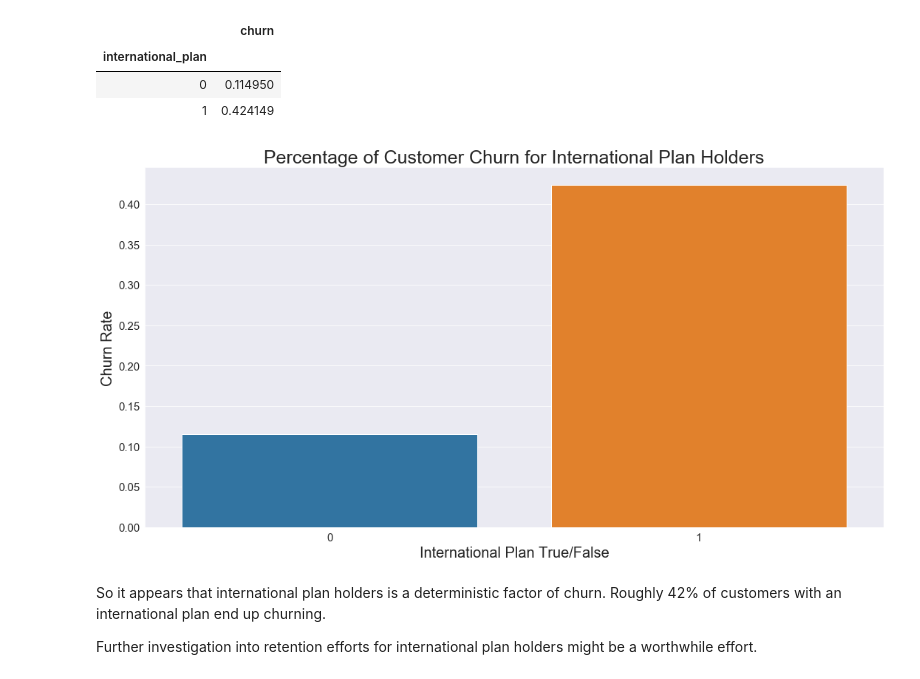
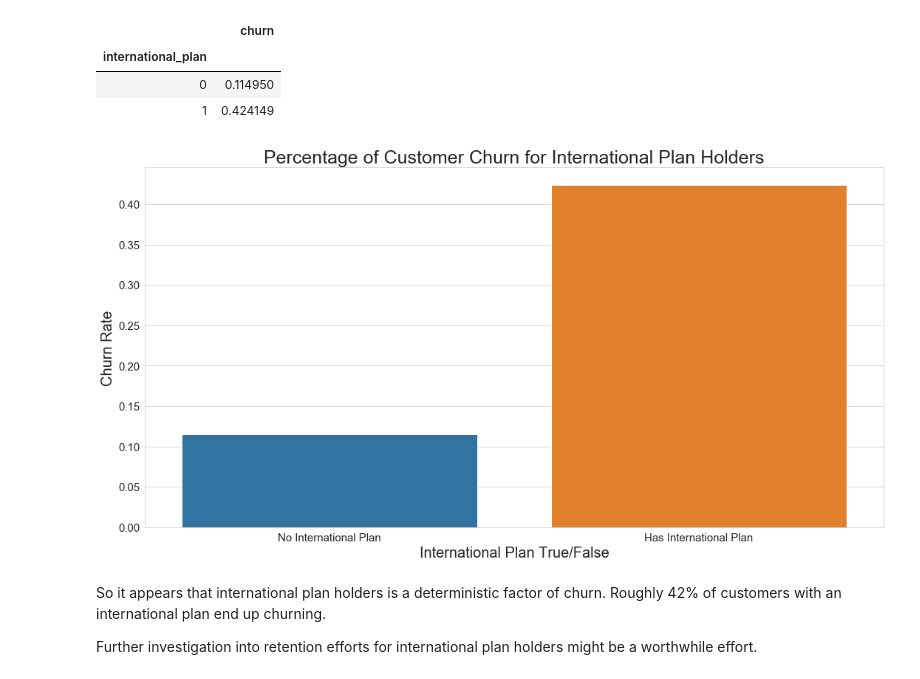
Before and after one commit to chum46/customer_churn_prediction, a Jupyter notebook: notebooks/report/final_notebook.ipynb, the cells around one changed output. Saved outputs shown, nothing was run; the diff lists cells and outputs as text; code cells hidden in the pictures.

Commit message:
white background plots

```diff
--- a/notebooks/report/final_notebook.ipynb
+++ b/notebooks/report/final_notebook.ipynb
@@ -77,12 +77,12 @@ import numpy as np
 import matplotlib.pyplot as plt
 import seaborn as sns
 # import geopandas as gp
-sns.set_style('darkgrid')
+sns.set_style('whitegrid')
 %matplotlib inline
 
 from sklearn.model_selection import train_test_split, cross_val_score, GridSearchCV, KFold
 from sklearn.linear_model import LogisticRegression
-from sklearn.metrics import accuracy_score, recall_score, confusion_matrix, classification_report, roc_curve, auc
+from sklearn.metrics import accuracy_score, recall_score, confusion_matrix, classification_report, roc_curve, auc, make_scorer, precision_score
 from sklearn.tree import DecisionTreeClassifier
 from sklearn import tree
 from sklearn.ensemble import BaggingClassifier, RandomForestClassifier, AdaBoostClassifier, GradientBoostingClassifier
@@ -425,15 +439,16 @@ int_plan_churn
 # %%
 # plot
 fig, ax = plt.subplots(figsize=(15,8))
 sns.barplot(x = [0, 1], y = 'churn', data = int_plan_churn, ax = ax)
 plt.title('Percentage of Customer Churn for International Plan Holders', fontsize = 25)
 ax.tick_params(axis = 'both', labelsize = 15)
 plt.xlabel('International Plan True/False', fontsize = 20)
 plt.ylabel('Churn Rate', fontsize = 20)
+ax.set_xticklabels(['No International Plan', 'Has International Plan'])
 plt.tight_layout()
 plt.savefig('figures/int_plan_churn.png')
 # %% [output]
-[figure, old version]
+[figure, new version]
 # %% [markdown]
 So it appears that international plan holders is a deterministic factor of churn.  Roughly 42% of customers with an international plan end up churning.
 
```
Also changed, not shown: parts of 11 cells of this notebook, 7 other files.
